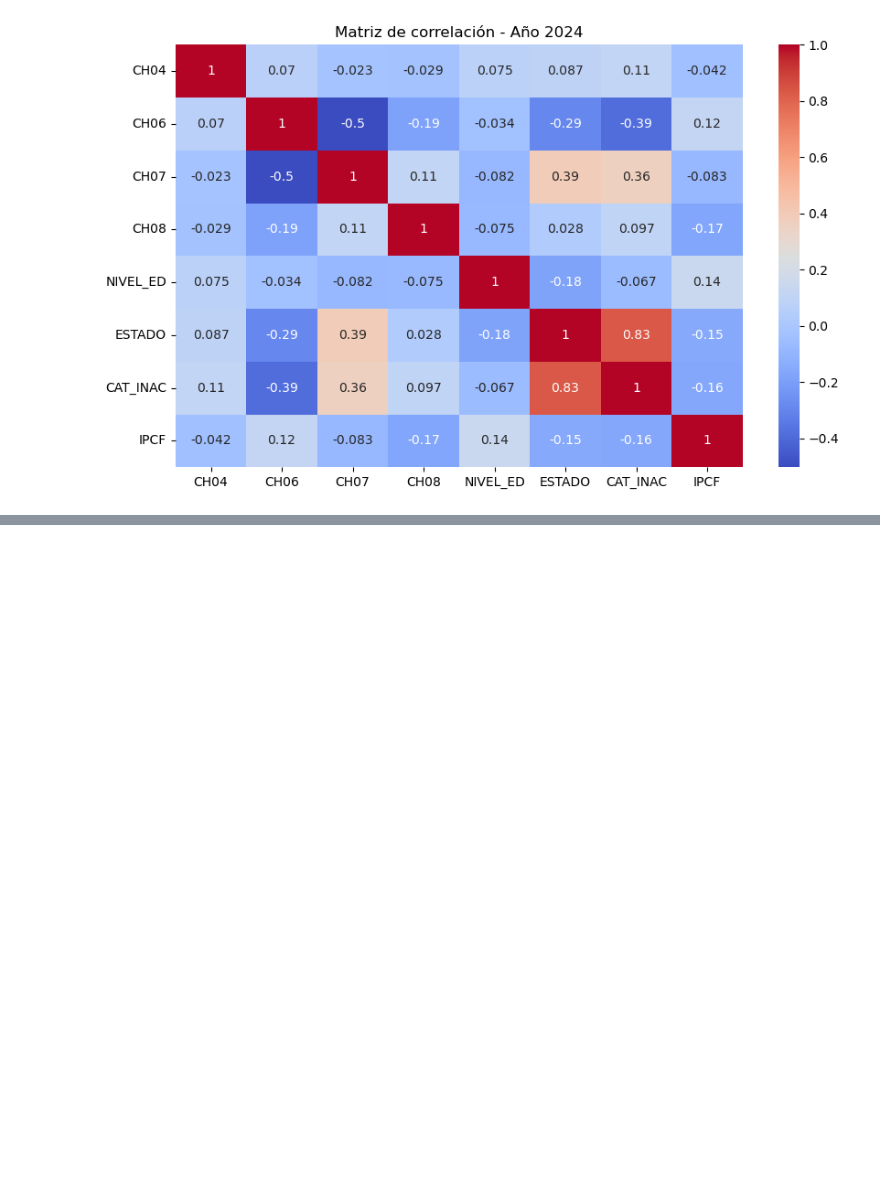
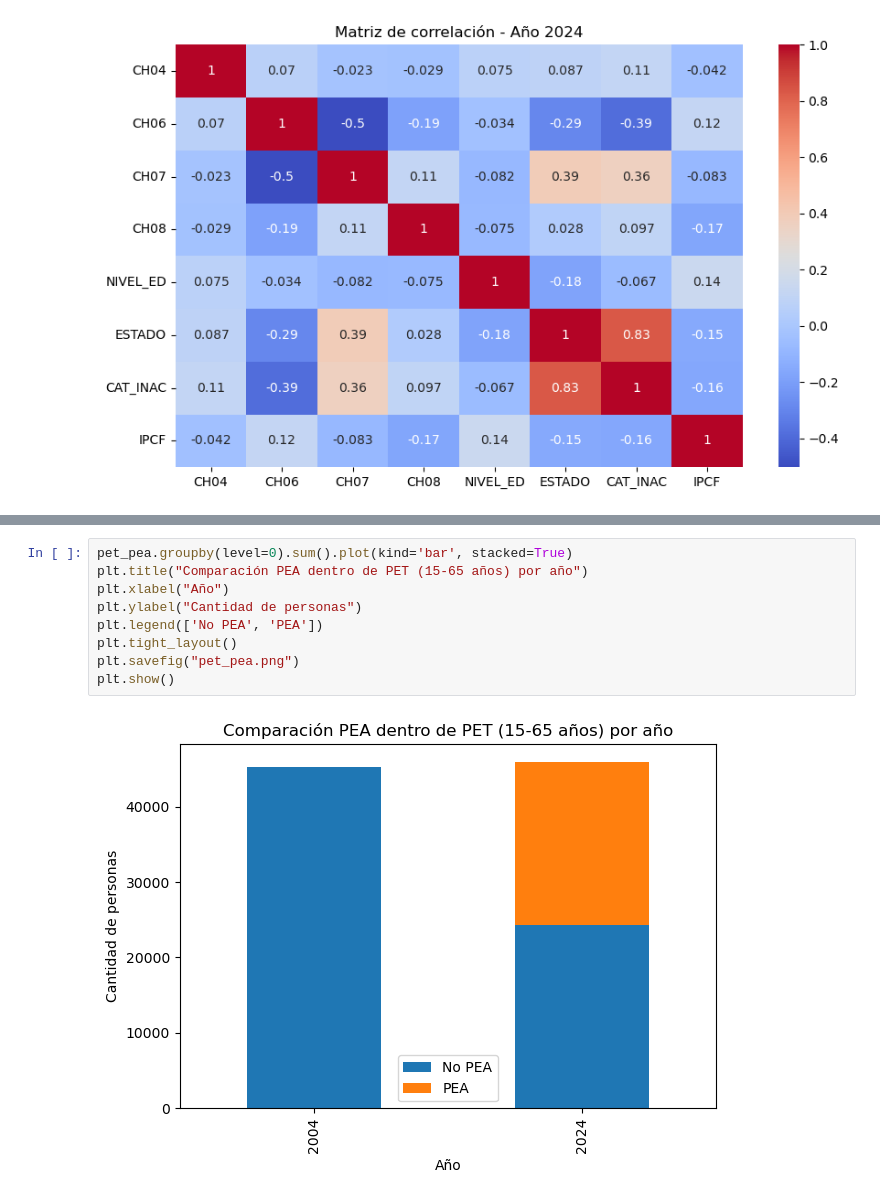
Before and after one commit to eliasrejas/BigData_UBA_Grupo4, a Jupyter notebook: TP2/1(parte 2 completa).ipynb, the cells around one changed output, grey strips where cells are left out. Drawn from its saved outputs; the diff is of its cells as text; blank space fills up the shorter version.

```diff
--- a/TP2/1(parte 2 completa).ipynb
+++ b/TP2/1(parte 2 completa).ipynb
@@ -309,0 +445,11 @@ plt.show()
+# %%
+pet_pea.groupby(level=0).sum().plot(kind='bar', stacked=True)
+plt.title("Comparación PEA dentro de PET (15-65 años) por año")
+plt.xlabel("Año")
+plt.ylabel("Cantidad de personas")
+plt.legend(['No PEA', 'PEA'])
+plt.tight_layout()
+plt.savefig("pet_pea.png")
+plt.show()
+# %% [output]
+[figure, added]
```
Also changed, not shown: parts of 4 cells of this notebook.
